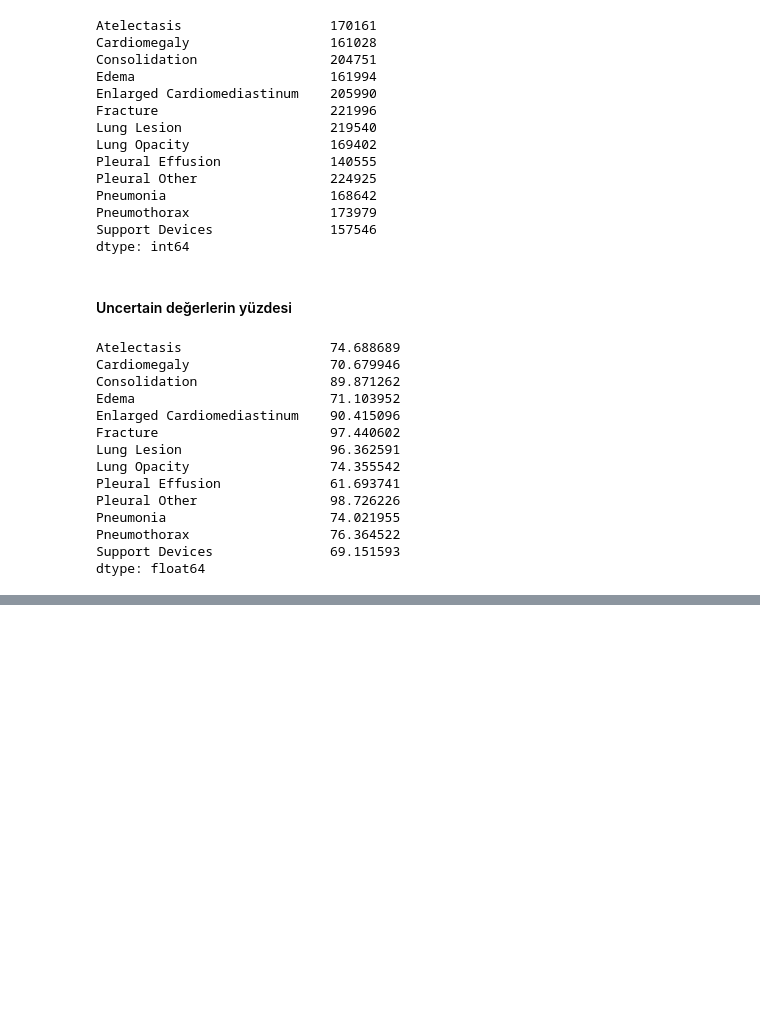
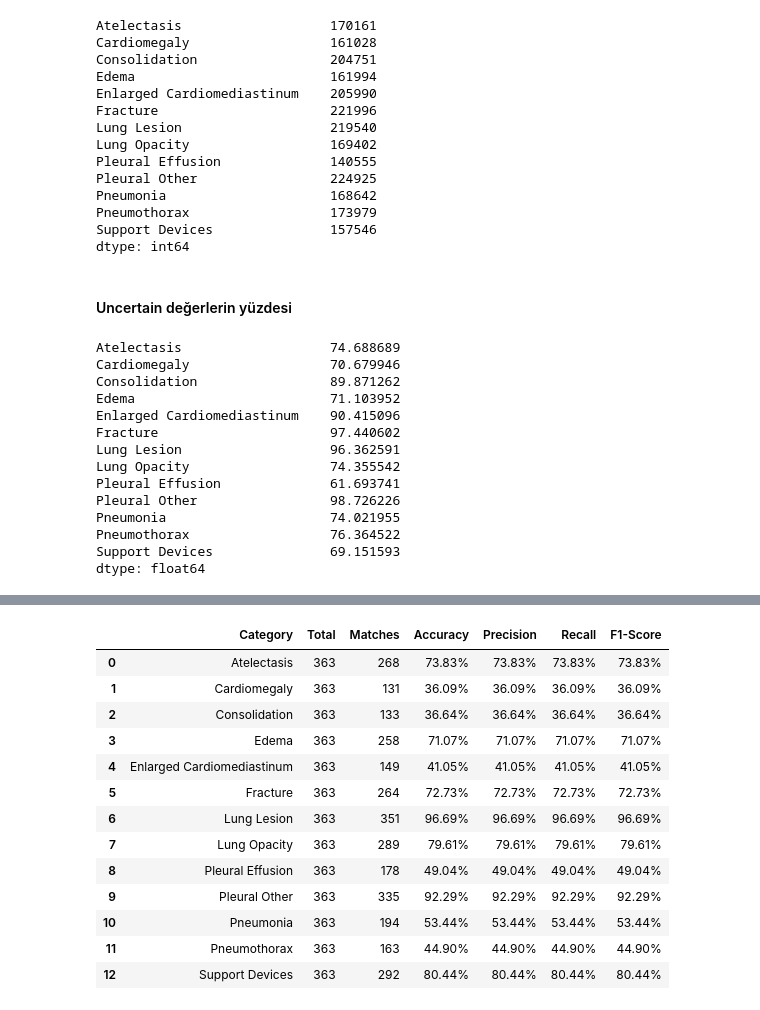
Before and after one commit to emredemirbas/ai-clinical-verification-mimic-cxr, a Jupyter notebook: evaluation metrics/calculate_accuracy_v5.ipynb, the cells around one changed output, grey strips where cells are left out. Cells and saved outputs as stored; diff of their text form; code cells hidden in the pictures; blank space fills up the shorter version.

Commit message:
Update calculate_accuracy

```diff
--- a/evaluation metrics/calculate_accuracy_v5.ipynb
+++ b/evaluation metrics/calculate_accuracy_v5.ipynb
@@ -359,3 +359,70 @@ dtype: int64
 #         print(f"Subject ID: {row['subject_id']}, Study ID: {row['study_id']}, "
 #               f"Fracture_results: {row['Fracture_results']}, "
 #               f"Fracture_ground_truth: {row['Fracture_ground_truth']}", end ='\n\n')
+# %%
+import pandas as pd
+
+# Merge the results and ground truth dataframes
+merged = pd.merge(results_df, ground_truth_df, on=['subject_id', 'study_id'], suffixes=('_results', '_ground_truth'))
+
+# Initialize a list to store results
+results = []
+
+# Columns to compare (excluding 'subject_id' and 'study_id')
+columns_to_compare = [col for col in results_df.columns if col not in ['subject_id', 'study_id']]
+
+# Iterate through each column to calculate metrics
+for col in columns_to_compare:
+    # Get the results and ground truth for the current column
+    y_pred = merged[f"{col}_results"]
+    y_true = merged[f"{col}_ground_truth"]
+
+    # Calculate total matches for accuracy
+    matches = (y_pred == y_true).sum()
+    total = len(y_true)
+    accuracy = (matches / total) * 100
+
+    # Calculate precision, recall, and F1-score for each class
+    classes = ['Yes', 'No', 'Maybe', 'Undefined']
+    tp, fp, fn = 0, 0, 0
+    for cls in classes:
+        tp += ((y_pred == cls) & (y_true == cls)).sum()  # True Positives
+        fp += ((y_pred == cls) & (y_true != cls)).sum()  # False Positives
+        fn += ((y_pred != cls) & (y_true == cls)).sum()  # False Negatives
+
+    # Calculate Precision, Recall, and F1-Score
+    precision = (tp / (tp + fp) * 100) if (tp + fp) > 0 else 0
+    recall = (tp / (tp + fn) * 100) if (tp + fn) > 0 else 0
+    f1_score = (2 * precision * recall / (precision + recall)) if (precision + recall) > 0 else 0
+
+    # Append results for the current column
+    results.append({
+        'Category': col,
+        'Total': total,
+        'Matches': matches,
+        'Accuracy': f"{accuracy:.2f}%",
+        'Precision': f"{precision:.2f}%",
+        'Recall': f"{recall:.2f}%",
+        'F1-Score': f"{f1_score:.2f}%"
+    })
+
+# Create a DataFrame to display the results
+metrics_df = pd.DataFrame(results)
+
+# Display the metrics DataFrame
+metrics_df
+# %% [output]
+|  | Category | Total | Matches | Accuracy | Precision | Recall | F1-Score |
+| 0 | Atelectasis | 363 | 268 | 73.83% | 73.83% | 73.83% | 73.83% |
+| 1 | Cardiomegaly | 363 | 131 | 36.09% | 36.09% | 36.09% | 36.09% |
+| 2 | Consolidation | 363 | 133 | 36.64% | 36.64% | 36.64% | 36.64% |
+| 3 | Edema | 363 | 258 | 71.07% | 71.07% | 71.07% | 71.07% |
+| 4 | Enlarged Cardiomediastinum | 363 | 149 | 41.05% | 41.05% | 41.05% | 41.05% |
+| 5 | Fracture | 363 | 264 | 72.73% | 72.73% | 72.73% | 72.73% |
+| 6 | Lung Lesion | 363 | 351 | 96.69% | 96.69% | 96.69% | 96.69% |
+| 7 | Lung Opacity | 363 | 289 | 79.61% | 79.61% | 79.61% | 79.61% |
+| 8 | Pleural Effusion | 363 | 178 | 49.04% | 49.04% | 49.04% | 49.04% |
+| 9 | Pleural Other | 363 | 335 | 92.29% | 92.29% | 92.29% | 92.29% |
+| 10 | Pneumonia | 363 | 194 | 53.44% | 53.44% | 53.44% | 53.44% |
+| 11 | Pneumothorax | 363 | 163 | 44.90% | 44.90% | 44.90% | 44.90% |
+| 12 | Support Devices | 363 | 292 | 80.44% | 80.44% | 80.44% | 80.44% |
```
Also changed, not shown: parts of 10 cells of this notebook.
